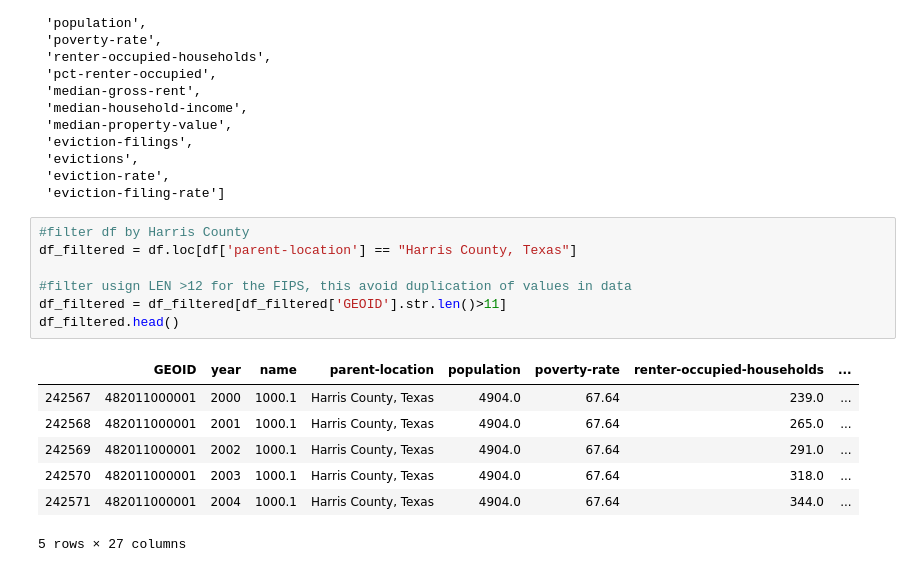
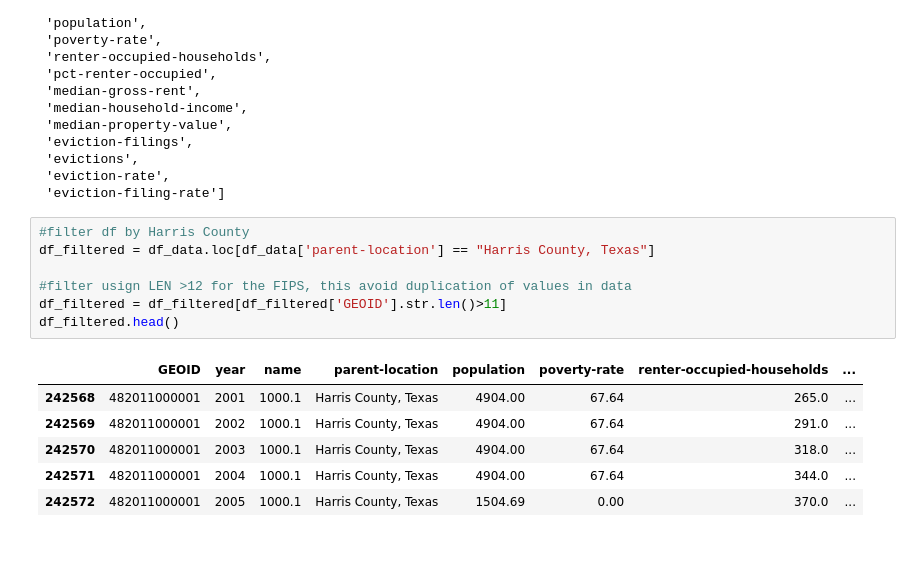
Before and after one commit to eccadena/FIPS_Investment_Decision_Project, a Jupyter notebook: notebooks/roger_eviction_clean.ipynb, the cells around one changed output. Saved outputs shown, nothing was run; the diff lists cells and outputs as text.

Commit message:
update roger eviction data clean

```diff
--- a/notebooks/roger_eviction_clean.ipynb
+++ b/notebooks/roger_eviction_clean.ipynb
@@ -84,16 +84,15 @@ list(df_data)
  'eviction-filing-rate']
 # %%
 #filter df by Harris County
-df_filtered = df.loc[df['parent-location'] == "Harris County, Texas"]
+df_filtered = df_data.loc[df_data['parent-location'] == "Harris County, Texas"]
 
 #filter usign LEN >12 for the FIPS, this avoid duplication of values in data
 df_filtered = df_filtered[df_filtered['GEOID'].str.len()>11]
 df_filtered.head()
 # %% [output]
 |  | GEOID | year | name | parent-location | population | poverty-rate | renter-occupied-households | ... |
-| 242567 | 482011000001 | 2000 | 1000.1 | Harris County, Texas | 4904.0 | 67.64 | 239.0 | ... |
-| 242568 | 482011000001 | 2001 | 1000.1 | Harris County, Texas | 4904.0 | 67.64 | 265.0 | ... |
-| 242569 | 482011000001 | 2002 | 1000.1 | Harris County, Texas | 4904.0 | 67.64 | 291.0 | ... |
-| 242570 | 482011000001 | 2003 | 1000.1 | Harris County, Texas | 4904.0 | 67.64 | 318.0 | ... |
-| 242571 | 482011000001 | 2004 | 1000.1 | Harris County, Texas | 4904.0 | 67.64 | 344.0 | ... |
+| 242568 | 482011000001 | 2001 | 1000.1 | Harris County, Texas | 4904.00 | 67.64 | 265.0 | ... |
+| 242569 | 482011000001 | 2002 | 1000.1 | Harris County, Texas | 4904.00 | 67.64 | 291.0 | ... |
+| 242570 | 482011000001 | 2003 | 1000.1 | Harris County, Texas | 4904.00 | 67.64 | 318.0 | ... |
+| 242571 | 482011000001 | 2004 | 1000.1 | Harris County, Texas | 4904.00 | 67.64 | 344.0 | ... |
+| 242572 | 482011000001 | 2005 | 1000.1 | Harris County, Texas | 1504.69 | 0.00 | 370.0 | ... |
-5 rows × 27 columns
```
Also changed, not shown: parts of 3 cells of this notebook, 1 other file.
